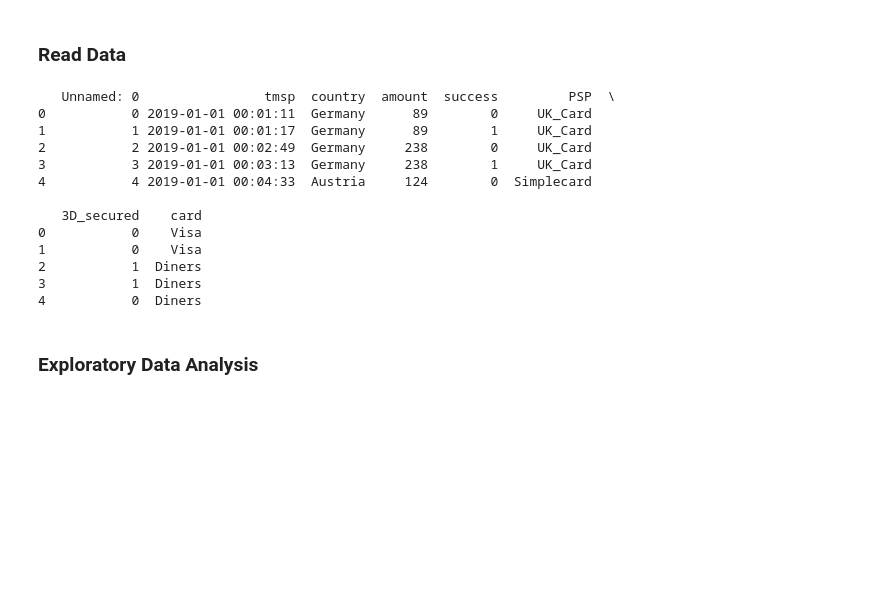
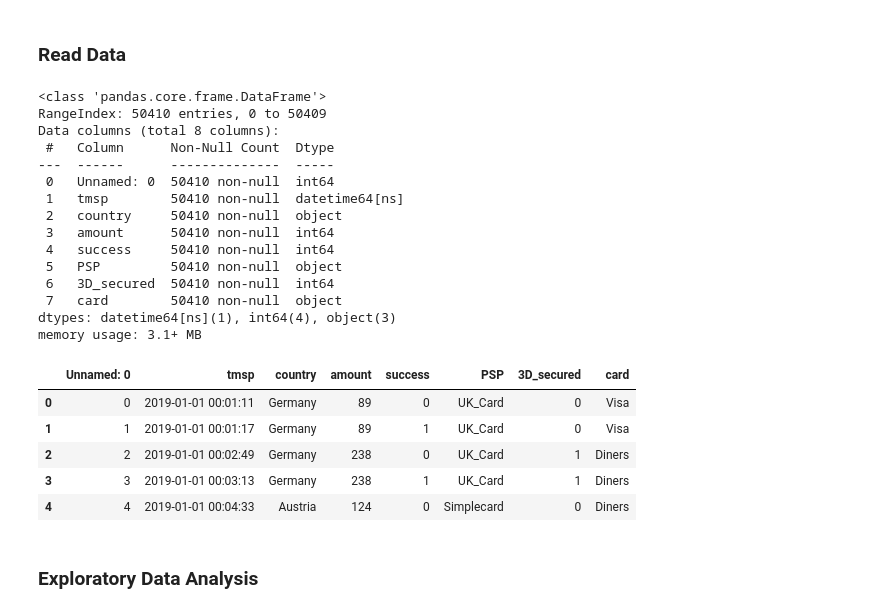
Before and after one commit to imildositoe/predictive_modeling_credit_card_routing, a Jupyter notebook: main.ipynb, the cells around one changed output. Drawn from its saved outputs; the diff is of its cells as text; code cells hidden in the pictures; blank space fills up the shorter version.

Commit message:
data preparation step starting

```diff
--- a/main.ipynb
+++ b/main.ipynb
@@ -16,21 +16,30 @@ import seaborn as sns
 # %%
 # Thes lines are responsible for loading the Excel dataset and printing the head
 df = pd.read_excel('data/PSP_Jan_Feb_2019.xlsx')
-print(df.head())
+df.info()
+df.head()
 # %% [output]
-   Unnamed: 0                tmsp  country  amount  success         PSP  \
-0           0 2019-01-01 00:01:11  Germany      89        0     UK_Card
-1           1 2019-01-01 00:01:17  Germany      89        1     UK_Card
-2           2 2019-01-01 00:02:49  Germany     238        0     UK_Card
-3           3 2019-01-01 00:03:13  Germany     238        1     UK_Card
-4           4 2019-01-01 00:04:33  Austria     124        0  Simplecard
-
-   3D_secured    card
-0           0    Visa
-1           0    Visa
-2           1  Diners
-3           1  Diners
-4           0  Diners
+<class 'pandas.core.frame.DataFrame'>
+RangeIndex: 50410 entries, 0 to 50409
+Data columns (total 8 columns):
+ #   Column      Non-Null Count  Dtype
+---  ------      --------------  -----
+ 0   Unnamed: 0  50410 non-null  int64
+ 1   tmsp        50410 non-null  datetime64[ns]
+ 2   country     50410 non-null  object
+ 3   amount      50410 non-null  int64
+ 4   success     50410 non-null  int64
+ 5   PSP         50410 non-null  object
+ 6   3D_secured  50410 non-null  int64
+ 7   card        50410 non-null  object
+dtypes: datetime64[ns](1), int64(4), object(3)
+memory usage: 3.1+ MB
+|  | Unnamed: 0 | tmsp | country | amount | success | PSP | 3D_secured | card |
+| 0 | 0 | 2019-01-01 00:01:11 | Germany | 89 | 0 | UK_Card | 0 | Visa |
+| 1 | 1 | 2019-01-01 00:01:17 | Germany | 89 | 1 | UK_Card | 0 | Visa |
+| 2 | 2 | 2019-01-01 00:02:49 | Germany | 238 | 0 | UK_Card | 1 | Diners |
+| 3 | 3 | 2019-01-01 00:03:13 | Germany | 238 | 1 | UK_Card | 1 | Diners |
+| 4 | 4 | 2019-01-01 00:04:33 | Austria | 124 | 0 | Simplecard | 0 | Diners |
 # %% [markdown]
 ### Exploratory Data Analysis
 # %% [markdown]
```
Also changed, not shown: parts of 4 cells of this notebook.
